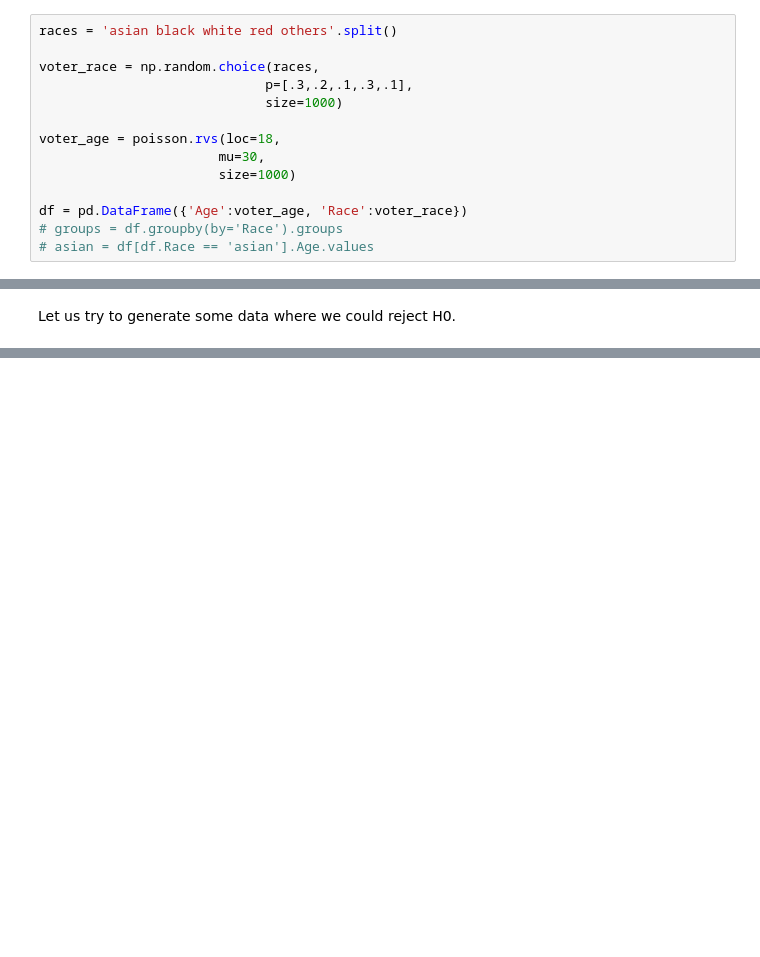
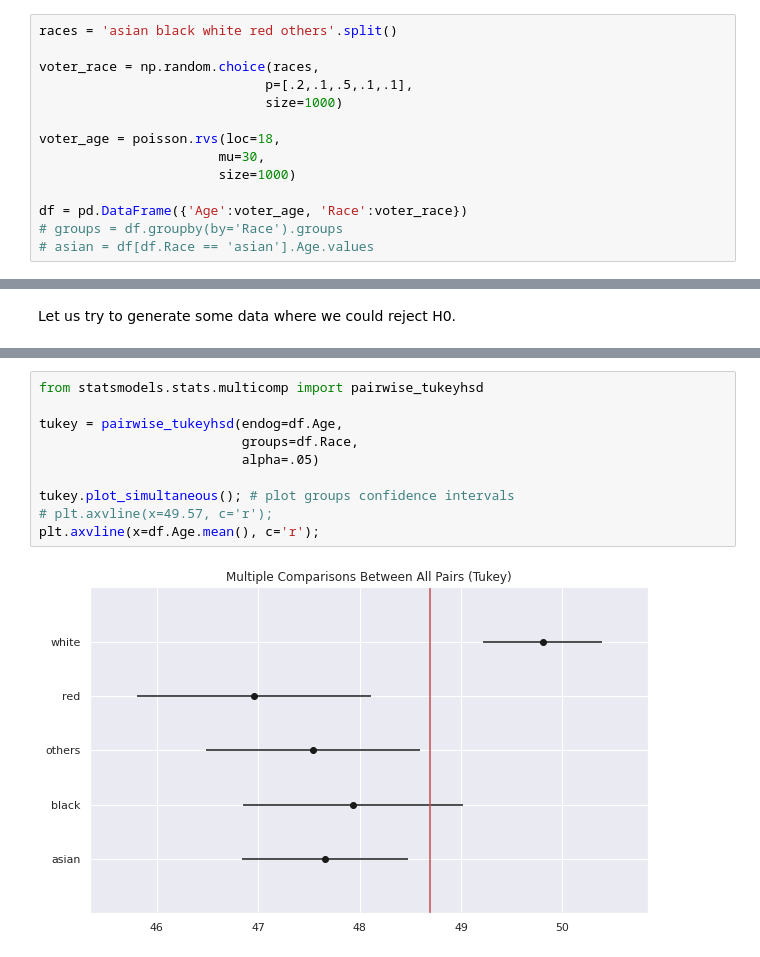
Before and after one commit to bhavinmoriya/Miscellaneous, a Jupyter notebook: hypothesis-testing-2.ipynb, the cells around one changed output, grey strips where cells are left out. Cells and saved outputs as stored; diff of their text form; blank space fills up the shorter version.

```diff
--- a/hypothesis-testing-2.ipynb
+++ b/hypothesis-testing-2.ipynb
@@ -157,7 +159,7 @@ If we had two groups then t-test could be used to compare them. If we have more
 races = 'asian black white red others'.split()
 
 voter_race = np.random.choice(races,
-                             p=[.3,.2,.1,.3,.1],
+                             p=[.2,.1,.5,.1,.1],
                              size=1000)
 
 voter_age = poisson.rvs(loc=18,
@@ -210,0 +243,12 @@ p value is far less compare to significance lvel .05 and hence we reject H0. Hen
+# %%
+from statsmodels.stats.multicomp import pairwise_tukeyhsd
+
+tukey = pairwise_tukeyhsd(endog=df.Age,
+                          groups=df.Race,
+                          alpha=.05)
+
+tukey.plot_simultaneous(); # plot groups confidence intervals
+# plt.axvline(x=49.57, c='r');
+plt.axvline(x=df.Age.mean(), c='r');
+# %% [output]
+[figure, added]
```
Also changed, not shown: parts of 13 cells of this notebook.
